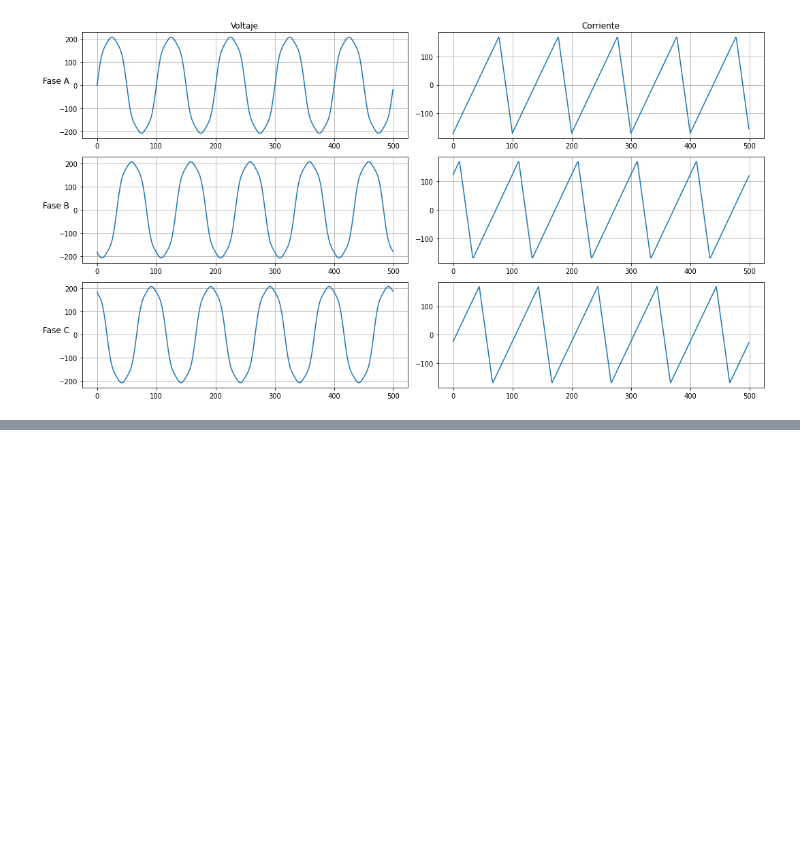
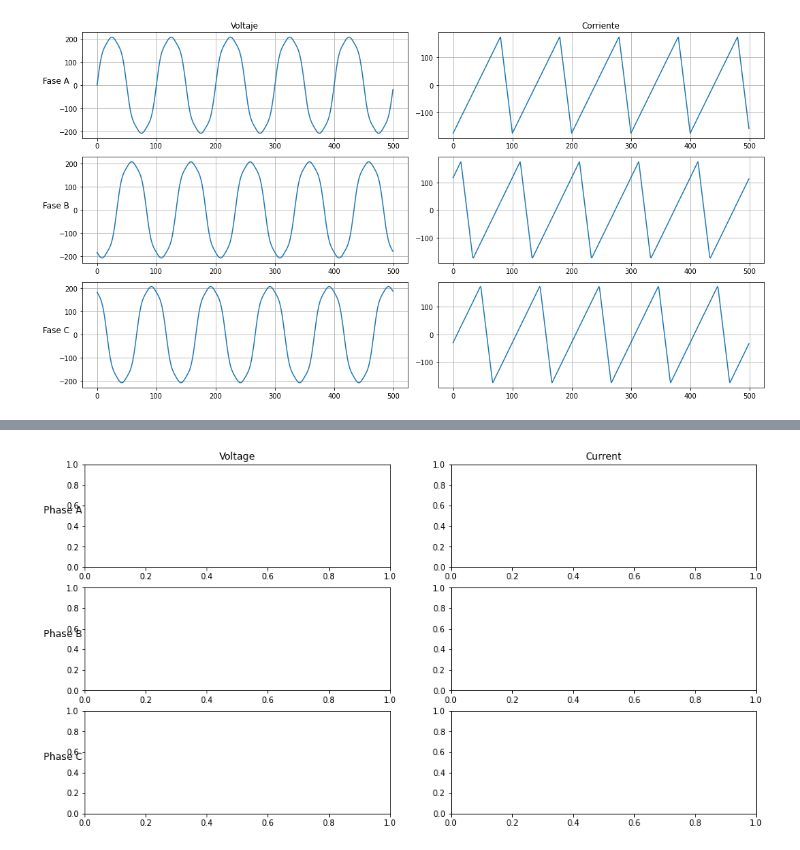
Before and after one commit to DnelZpt/line_analyzer, a Jupyter notebook: final_project.ipynb, the cells around one changed output, grey strips where cells are left out. Cells and saved outputs as stored; diff of their text form; code cells hidden in the pictures; blank space fills up the shorter version.

```diff
--- a/final_project.ipynb
+++ b/final_project.ipynb
@@ -201,6 +202,22 @@ i2f_norm = 2 / N * np.abs(i2f[0:N // 2])
 
 i3f = fft(i3)
 i3f_norm = 2 / N * np.abs(i3f[0:N // 2])
+# %%
+# Phasor diagrams for each phase
+col_labels = ["Voltage", "Current"]
+row_labels = ["Phase A", "Phase B", "Phase C"]
+fig, axs = plt.subplots(3, 2, figsize=(15, 8))
+
+for i in range(3):
+    pass
+
+for ax, col in zip(axs[0], col_labels):
+    ax.set_title(col)
+
+for ax, row in zip(axs[:, 0], row_labels):
+    ax.set_ylabel(row, rotation=0, size='large')
+# %% [output]
+[figure, added]
 # %%
 # Lissajous Figures
 
```
Also changed, not shown: parts of 7 cells of this notebook.
